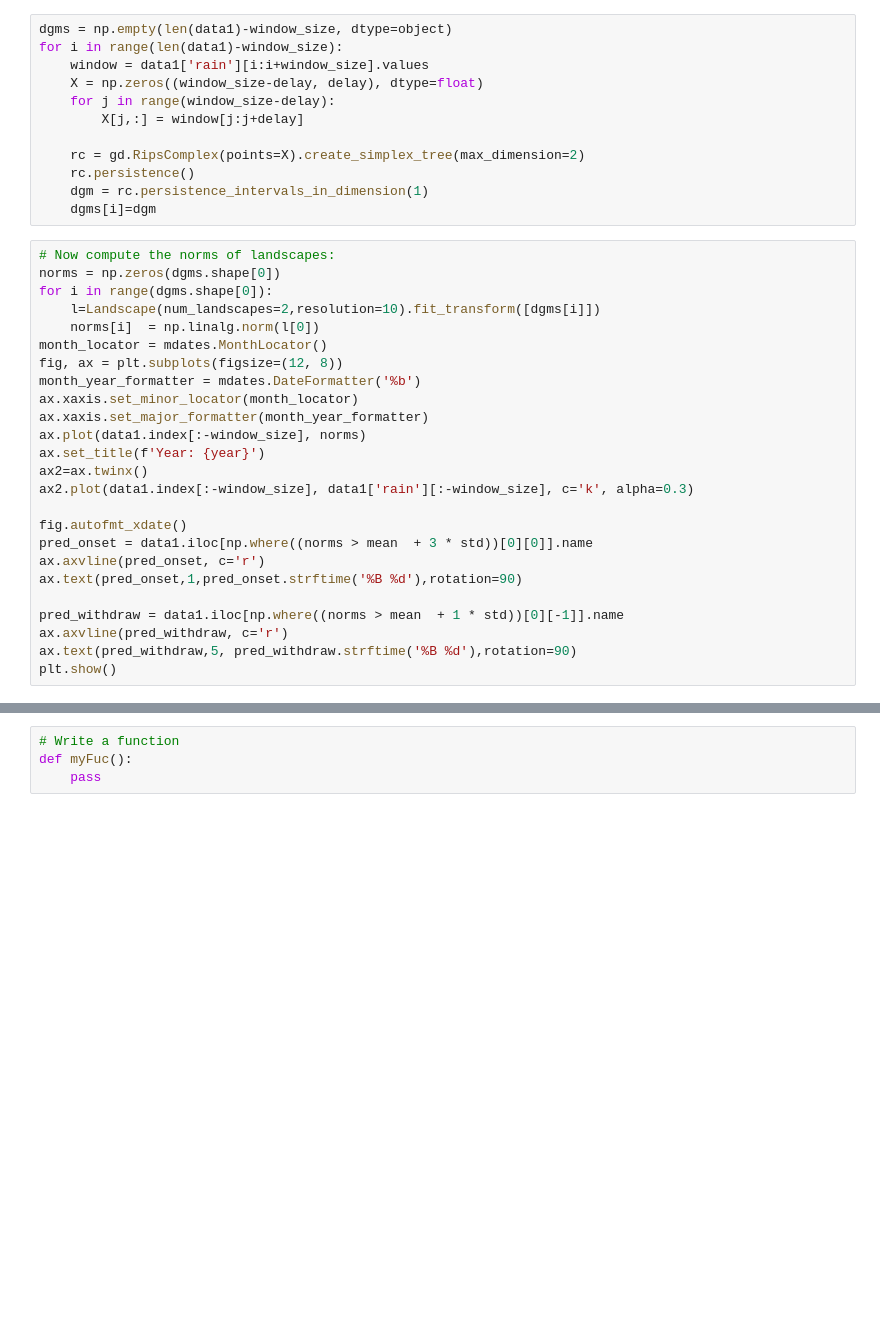
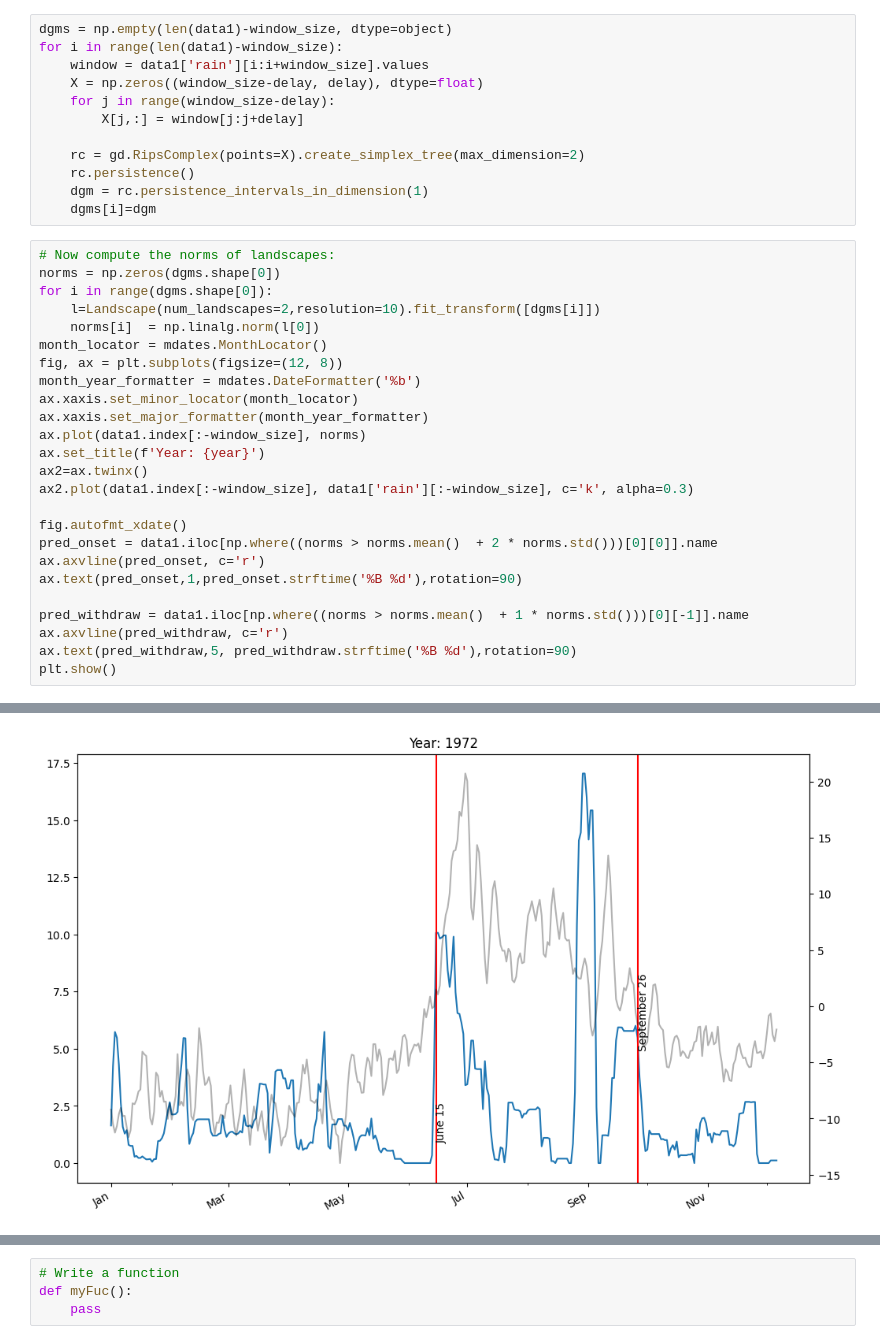
Before and after one commit to sushovan4/monsoon, a Jupyter notebook: code/monsoon.ipynb, the cells around one changed output, grey strips where cells are left out. Drawn from its saved outputs; the diff is of its cells as text; blank space fills up the shorter version.

```diff
--- a/code/monsoon.ipynb
+++ b/code/monsoon.ipynb
@@ -68,11 +64,11 @@ ax2=ax.twinx()
 ax2.plot(data1.index[:-window_size], data1['rain'][:-window_size], c='k', alpha=0.3)
 
 fig.autofmt_xdate()
-pred_onset = data1.iloc[np.where((norms > mean  + 3 * std))[0][0]].name
+pred_onset = data1.iloc[np.where((norms > norms.mean()  + 2 * norms.std()))[0][0]].name
 ax.axvline(pred_onset, c='r')
 ax.text(pred_onset,1,pred_onset.strftime('%B %d'),rotation=90)
 
-pred_withdraw = data1.iloc[np.where((norms > mean  + 1 * std))[0][-1]].name
+pred_withdraw = data1.iloc[np.where((norms > norms.mean()  + 1 * norms.std()))[0][-1]].name
 ax.axvline(pred_withdraw, c='r')
 ax.text(pred_withdraw,5, pred_withdraw.strftime('%B %d'),rotation=90)
 plt.show()
@@ -81,3 +93,4 @@ NameError: name 'dgms' is not defined
+[figure, added]
 # %%
 fig, (ax1, ax2) = plt.subplots(1, 2, figsize=(15,6))
 gd.plot_persistence_diagram(dgms[0], colormap=[[1,0,0]], alpha=0.5, axes=ax1)
```
Also changed, not shown: parts of 7 cells of this notebook, 3 other files.
